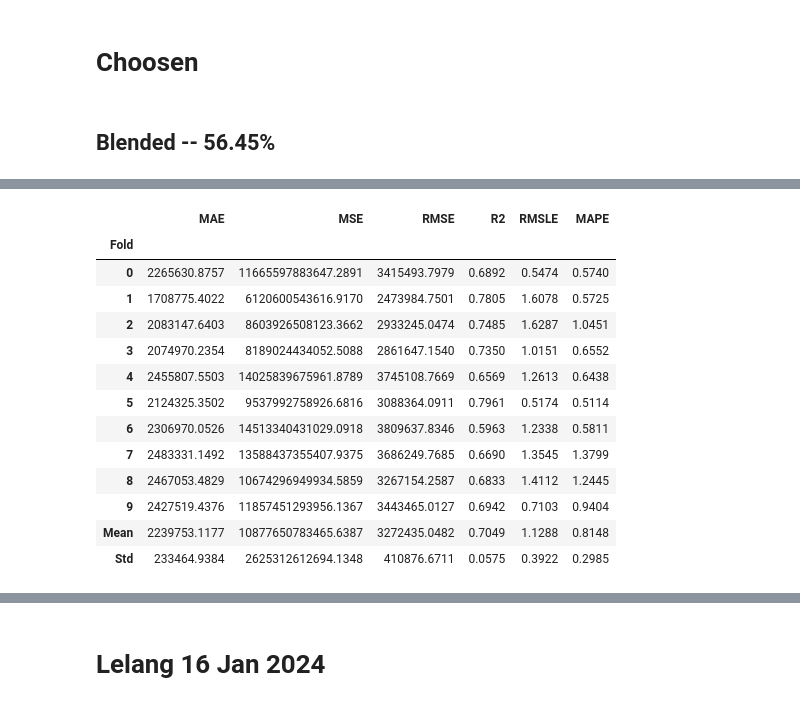
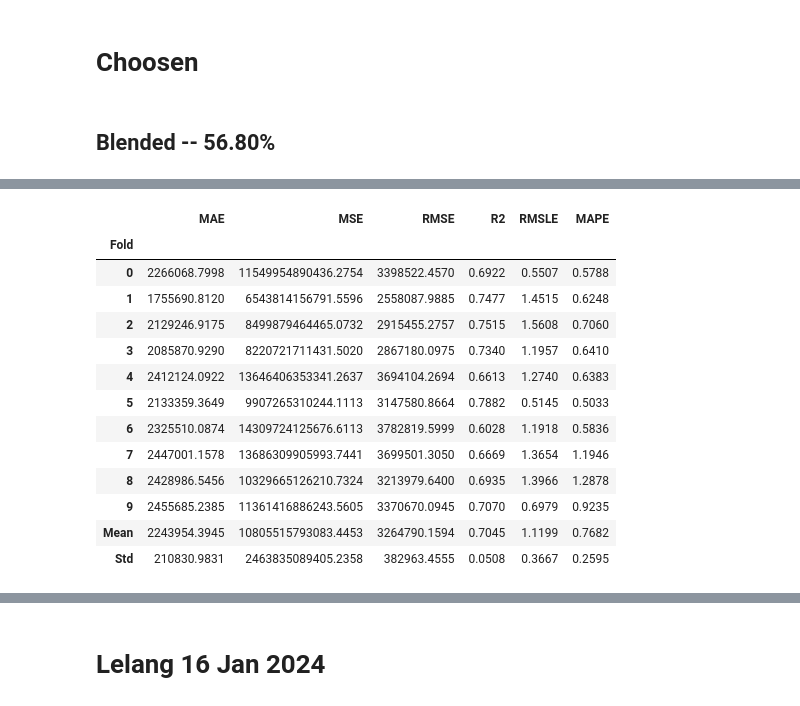
Before and after one commit to arifpras/ExpectedDemand, a Jupyter notebook: 20240121_podem01.ipynb, the cells around one changed output, grey strips where cells are left out. Drawn from its saved outputs; the diff is of its cells as text; code cells hidden in the pictures.

```diff
--- a/20240121_podem01.ipynb
+++ b/20240121_podem01.ipynb
@@ -818,26 +817,26 @@ plot_model(et_boosted, plot = 'feature')
 # %% [markdown]
 # Choosen
 # %% [markdown]
-## Blended -- 56.45%
+## Blended -- 56.80%
 # %%
 # Blend the Boosted Ensembles
-blended = blend_models(estimator_list=[lightgbm_modified, xgb_modified, et_boosted], fold=10)
+blended = blend_models(estimator_list=[lightgbm_modified, xgb_boosted, et_boosted], fold=10)
 # %% [output]
 [interactive output not drawn]
 |  | MAE | MSE | RMSE | R2 | RMSLE | MAPE |
 | Fold |  |  |  |  |  |  |
-| 0 | 2265630.8757 | 11665597883647.2891 | 3415493.7979 | 0.6892 | 0.5474 | 0.5740 |
-| 1 | 1708775.4022 | 6120600543616.9170 | 2473984.7501 | 0.7805 | 1.6078 | 0.5725 |
-| 2 | 2083147.6403 | 8603926508123.3662 | 2933245.0474 | 0.7485 | 1.6287 | 1.0451 |
-| 3 | 2074970.2354 | 8189024434052.5088 | 2861647.1540 | 0.7350 | 1.0151 | 0.6552 |
-| 4 | 2455807.5503 | 14025839675961.8789 | 3745108.7669 | 0.6569 | 1.2613 | 0.6438 |
-| 5 | 2124325.3502 | 9537992758926.6816 | 3088364.0911 | 0.7961 | 0.5174 | 0.5114 |
-| 6 | 2306970.0526 | 14513340431029.0918 | 3809637.8346 | 0.5963 | 1.2338 | 0.5811 |
-| 7 | 2483331.1492 | 13588437355407.9375 | 3686249.7685 | 0.6690 | 1.3545 | 1.3799 |
-| 8 | 2467053.4829 | 10674296949934.5859 | 3267154.2587 | 0.6833 | 1.4112 | 1.2445 |
-| 9 | 2427519.4376 | 11857451293956.1367 | 3443465.0127 | 0.6942 | 0.7103 | 0.9404 |
-| Mean | 2239753.1177 | 10877650783465.6387 | 3272435.0482 | 0.7049 | 1.1288 | 0.8148 |
-| Std | 233464.9384 | 2625312612694.1348 | 410876.6711 | 0.0575 | 0.3922 | 0.2985 |
+| 0 | 2266068.7998 | 11549954890436.2754 | 3398522.4570 | 0.6922 | 0.5507 | 0.5788 |
+| 1 | 1755690.8120 | 6543814156791.5596 | 2558087.9885 | 0.7477 | 1.4515 | 0.6248 |
+| 2 | 2129246.9175 | 8499879464465.0732 | 2915455.2757 | 0.7515 | 1.5608 | 0.7060 |
+| 3 | 2085870.9290 | 8220721711431.5020 | 2867180.0975 | 0.7340 | 1.1957 | 0.6410 |
+| 4 | 2412124.0922 | 13646406353341.2637 | 3694104.2694 | 0.6613 | 1.2740 | 0.6383 |
+| 5 | 2133359.3649 | 9907265310244.1113 | 3147580.8664 | 0.7882 | 0.5145 | 0.5033 |
+| 6 | 2325510.0874 | 14309724125676.6113 | 3782819.5999 | 0.6028 | 1.1918 | 0.5836 |
+| 7 | 2447001.1578 | 13686309905993.7441 | 3699501.3050 | 0.6669 | 1.3654 | 1.1946 |
+| 8 | 2428986.5456 | 10329665126210.7324 | 3213979.6400 | 0.6935 | 1.3966 | 1.2878 |
+| 9 | 2455685.2385 | 11361416886243.5605 | 3370670.0945 | 0.7070 | 0.6979 | 0.9235 |
+| Mean | 2243954.3945 | 10805515793083.4453 | 3264790.1594 | 0.7045 | 1.1199 | 0.7682 |
+| Std | 210830.9831 | 2463835089405.2358 | 382963.4555 | 0.0508 | 0.3667 | 0.2595 |
 [interactive output not drawn]
 # %%
 predict_model(blended);
```
Also changed, not shown: parts of 56 cells of this notebook.
